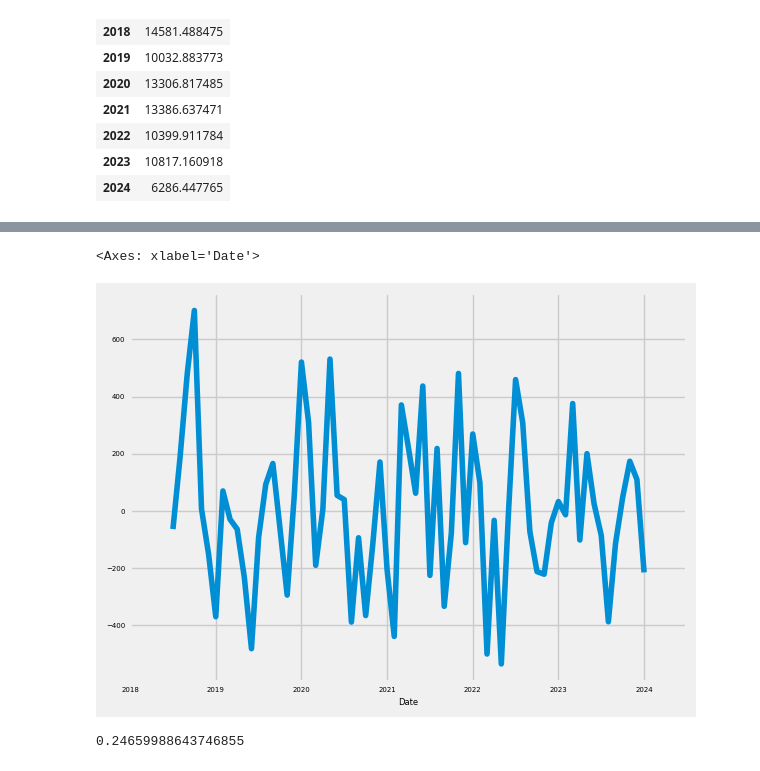
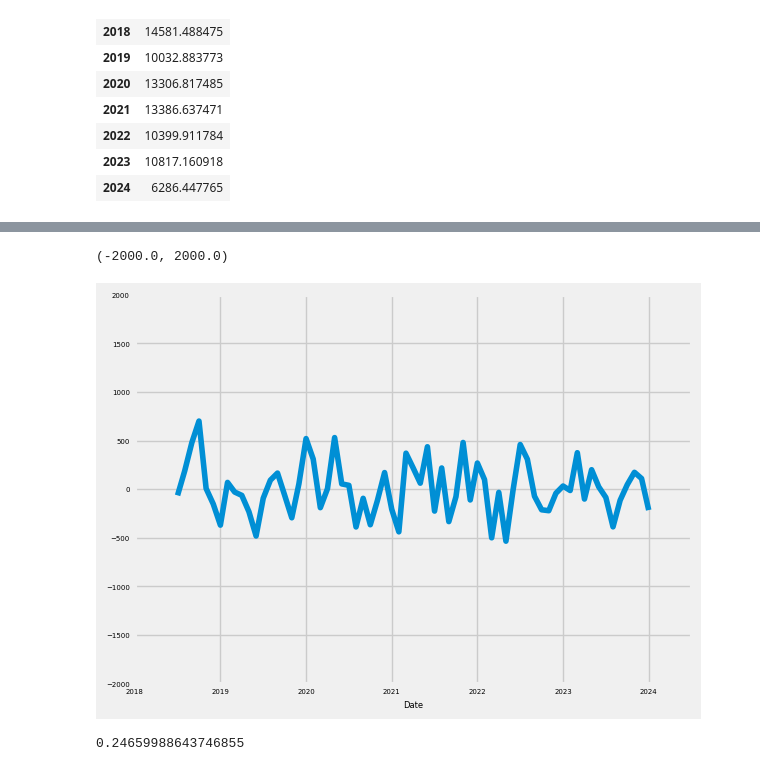
Before and after one commit to Imorenob1991/SARIMAX_FORECASTING_GRID_SEARCH, a Jupyter notebook: Breakbulk_Impo_SARIMAX_FCST.ipynb, the cells around one changed output, grey strips where cells are left out. Cells and saved outputs as stored; diff of their text form; code cells hidden in the pictures.

```diff
--- a/Breakbulk_Impo_SARIMAX_FCST.ipynb
+++ b/Breakbulk_Impo_SARIMAX_FCST.ipynb
@@ -274,8 +295,9 @@ seasonality.plot() #Very Clear Seasonality
 # %%
 reminder.plot() #With a high dispersion from 0, so we cant explain the gran parte of the variability with the Seasonal and the Trend components
+plt.ylim(-2000,2000)
 # %% [output]
-<Axes: xlabel='Date'>
+(-2000.0, 2000.0)
-[figure, old version]
+[figure, new version]
 # %%
 ### Stenght of the Seasonal and trend
 trend_strenght = max(0,1-((np.var(reminder)/(np.var(reminder+trend)))))
```
Also changed, not shown: parts of 46 cells of this notebook.
